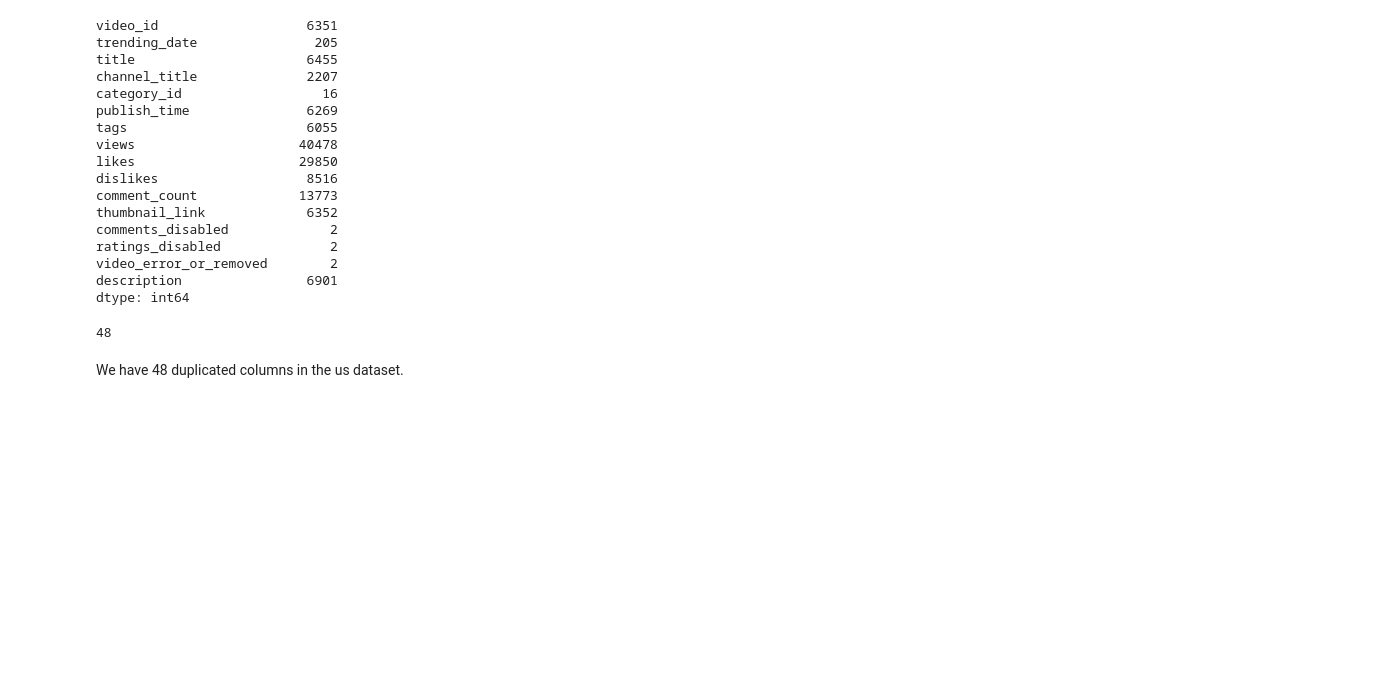
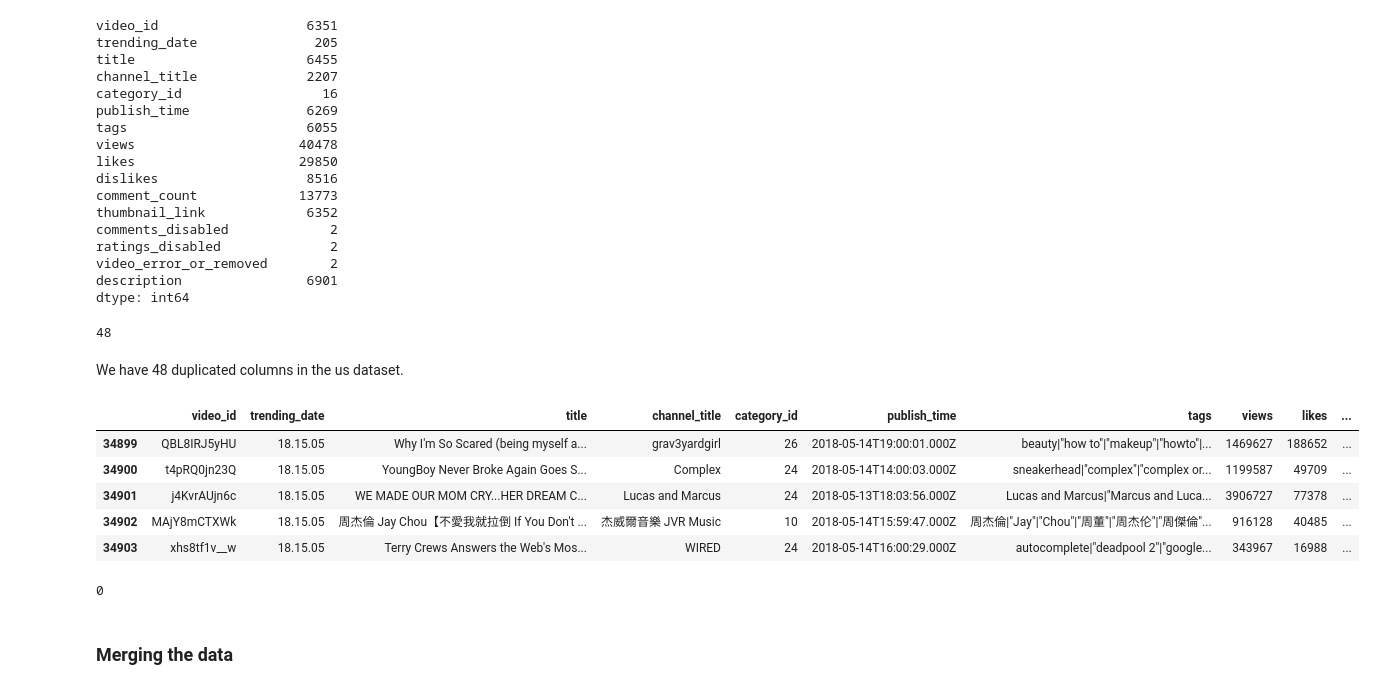
Before and after one commit to kogi-b/trending_youtube_video_statistics-CA-GB-US, a Jupyter notebook: trending-youtube-video-statistics-ca-gb-us.ipynb, the cells around one changed output. Saved outputs shown, nothing was run; the diff lists cells and outputs as text; code cells hidden in the pictures; blank space fills up the shorter version.

```diff
--- a/trending-youtube-video-statistics-ca-gb-us.ipynb
+++ b/trending-youtube-video-statistics-ca-gb-us.ipynb
@@ -293,3 +317,20 @@ df_us.duplicated().sum()
 48
 # %% [markdown]
 We have 48 duplicated columns in the us dataset.
+# %%
+df_us[df_us.duplicated() == True].head()
+# %% [output]
+|  | video_id | trending_date | title | channel_title | category_id | publish_time | tags | views | likes | ... |
+| 34899 | QBL8IRJ5yHU | 18.15.05 | Why I'm So Scared (being myself a... | grav3yardgirl | 26 | 2018-05-14T19:00:01.000Z | beauty|"how to"|"makeup"|"howto"|... | 1469627 | 188652 | ... |
+| 34900 | t4pRQ0jn23Q | 18.15.05 | YoungBoy Never Broke Again Goes S... | Complex | 24 | 2018-05-14T14:00:03.000Z | sneakerhead|"complex"|"complex or... | 1199587 | 49709 | ... |
+| 34901 | j4KvrAUjn6c | 18.15.05 | WE MADE OUR MOM CRY...HER DREAM C... | Lucas and Marcus | 24 | 2018-05-13T18:03:56.000Z | Lucas and Marcus|"Marcus and Luca... | 3906727 | 77378 | ... |
+| 34902 | MAjY8mCTXWk | 18.15.05 | 周杰倫 Jay Chou【不愛我就拉倒 If You Don't ... | 杰威爾音樂 JVR Music | 10 | 2018-05-14T15:59:47.000Z | 周杰倫|"Jay"|"Chou"|"周董"|"周杰伦"|"周傑倫"... | 916128 | 40485 | ... |
+| 34903 | xhs8tf1v__w | 18.15.05 | Terry Crews Answers the Web's Mos... | WIRED | 24 | 2018-05-14T16:00:29.000Z | autocomplete|"deadpool 2"|"google... | 343967 | 16988 | ... |
+# %%
+# removing duplicates and confirming
+df_us.drop_duplicates(inplace=True)
+df_us.duplicated().sum()
+# %% [output]
+0
+# %% [markdown]
+### Merging the data
```
Also changed, not shown: parts of 7 cells of this notebook.
